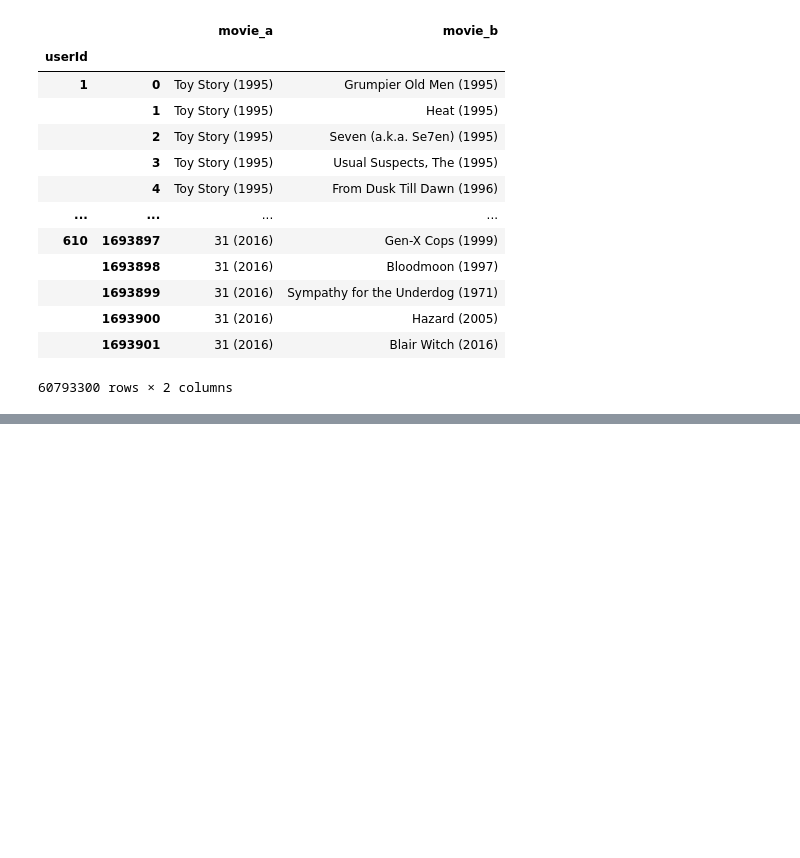
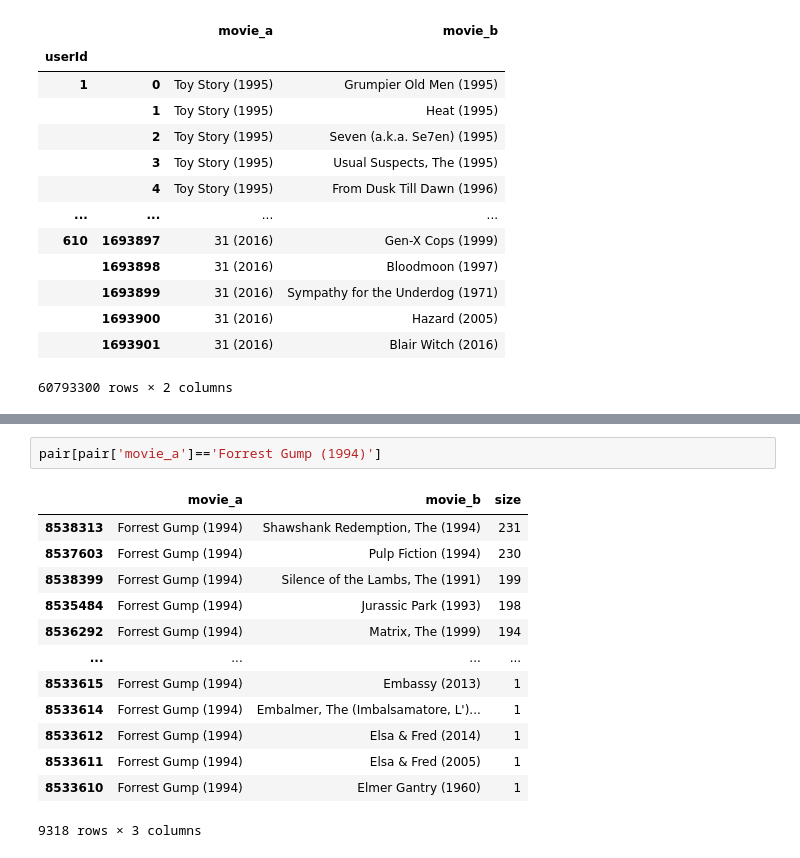
Before and after one commit to adambria1309/KurapikaZoldyck, a Jupyter notebook: Unlimited Chapter - Project/Building Recommendation Engine System.ipynb, the cells around one changed output, grey strips where cells are left out. Cells and saved outputs as stored; diff of their text form; blank space fills up the shorter version.

```diff
--- a/Unlimited Chapter - Project/Building Recommendation Engine System.ipynb
+++ b/Unlimited Chapter - Project/Building Recommendation Engine System.ipynb
@@ -151,0 +181,16 @@ movie_combinations
+# %%
+pair[pair['movie_a']=='Forrest Gump (1994)']
+# %% [output]
+|  | movie_a | movie_b | size |
+| 8538313 | Forrest Gump (1994) | Shawshank Redemption, The (1994) | 231 |
+| 8537603 | Forrest Gump (1994) | Pulp Fiction (1994) | 230 |
+| 8538399 | Forrest Gump (1994) | Silence of the Lambs, The (1991) | 199 |
+| 8535484 | Forrest Gump (1994) | Jurassic Park (1993) | 198 |
+| 8536292 | Forrest Gump (1994) | Matrix, The (1999) | 194 |
+| ... | ... | ... | ... |
+| 8533615 | Forrest Gump (1994) | Embassy (2013) | 1 |
+| 8533614 | Forrest Gump (1994) | Embalmer, The (Imbalsamatore, L')... | 1 |
+| 8533612 | Forrest Gump (1994) | Elsa & Fred (2014) | 1 |
+| 8533611 | Forrest Gump (1994) | Elsa & Fred (2005) | 1 |
+| 8533610 | Forrest Gump (1994) | Elmer Gantry (1960) | 1 |
+9318 rows × 3 columns
```
Also changed, not shown: parts of 8 cells of this notebook.
